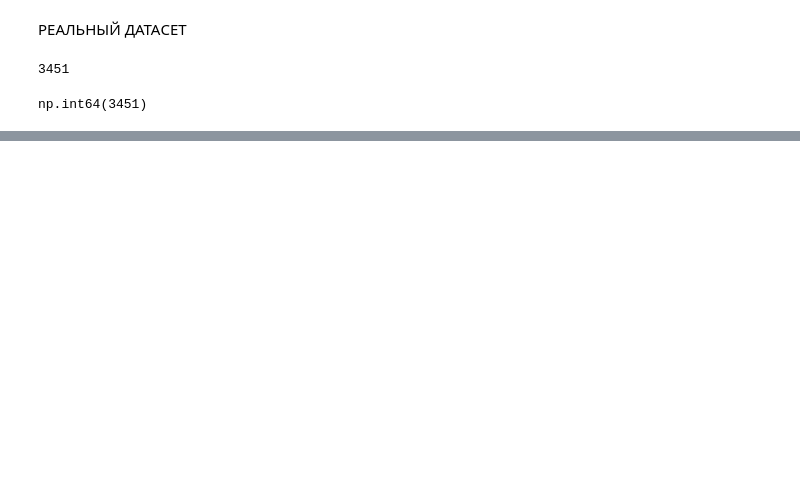
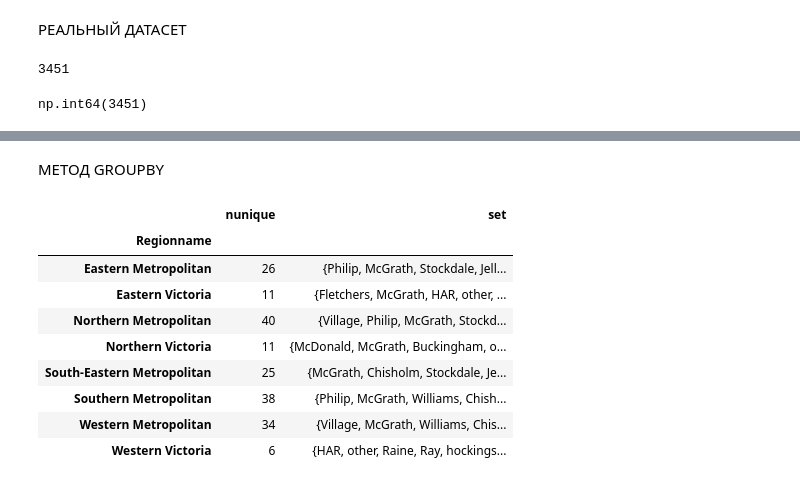
Before and after one commit to rostovcevartem209/Pandas, a Jupyter notebook: Pandas_teach.ipynb, the cells around one changed output, grey strips where cells are left out. Saved outputs shown, nothing was run; the diff lists cells and outputs as text; code cells hidden in the pictures; blank space fills up the shorter version.

```diff
--- a/Pandas_teach.ipynb
+++ b/Pandas_teach.ipynb
@@ -148,0 +570,34 @@ np.int64(3451)
+# %% [markdown]
+МЕТОД GROUPBY
+# %%
+#групируем по типу и применяем функцию поиска среднего для числовых столбцов
+melb_df.groupby('Type', as_index=False).mean(numeric_only=True)
+
+#группируем по типу и применяем сфункцию среднего значения к цене
+melb_df.groupby('Type')['Price'].mean()
+
+#группируем по региону, находим минимальное расстояние до центра, сортируем по убыванию
+melb_df.groupby('Regionname')['Distance'].min().sort_values(ascending=False)
+
+#ГРУППИРОВКА ПО ОДНОМУ КРИТЕРИЮ С НЕСКОЛЬКИМИ АГРЕГАЦИЯМИ
+#группируем по месяцу продажи, ищем количество продаж, максимальную и среднее по продажам.сортируем по убыванию количества продаж
+melb_df.groupby('MonthSale')['Price'].agg(
+    ['count','mean','max']
+    ).sort_values(by='count',ascending=False)
+
+#полная информация о всех статистических характеристиках
+melb_df.groupby('MonthSale')['Price'].agg('describe')
+
+#получаем множество из агенств недвижимости
+melb_df.groupby('Regionname')['SellerG'].agg(['nunique',set])
+# %% [output]
+|  | nunique | set |
+| Regionname |  |  |
+| Eastern Metropolitan | 26 | {Philip, McGrath, Stockdale, Jell... |
+| Eastern Victoria | 11 | {Fletchers, McGrath, HAR, other, ... |
+| Northern Metropolitan | 40 | {Village, Philip, McGrath, Stockd... |
+| Northern Victoria | 11 | {McDonald, McGrath, Buckingham, o... |
+| South-Eastern Metropolitan | 25 | {McGrath, Chisholm, Stockdale, Je... |
+| Southern Metropolitan | 38 | {Philip, McGrath, Williams, Chish... |
+| Western Metropolitan | 34 | {Village, McGrath, Williams, Chis... |
+| Western Victoria | 6 | {HAR, other, Raine, Ray, hockings... |
```
Also changed, not shown: parts of 25 cells of this notebook.
